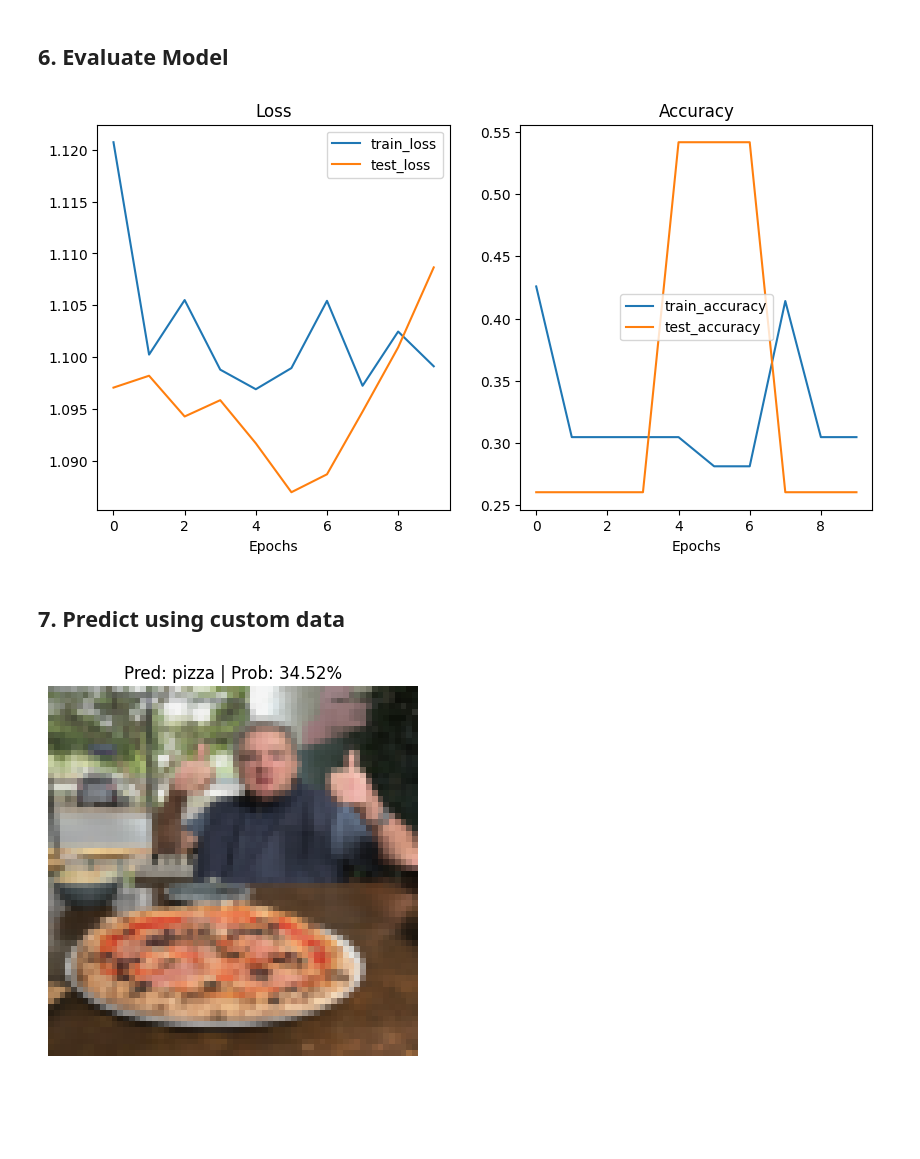
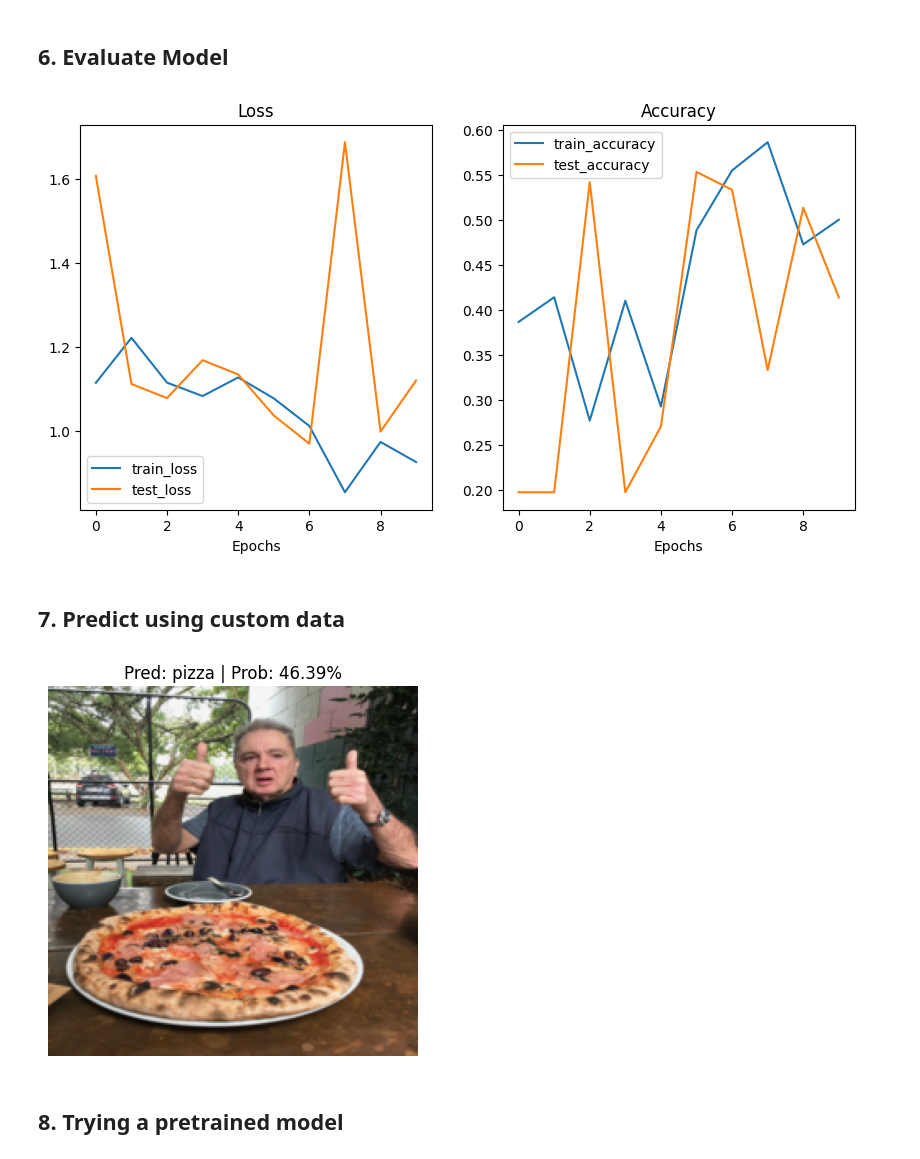
Before and after one commit to YehiaEhab16/PyTorch-Deep-Learning, a Jupyter notebook: train.ipynb, the cells around one changed output. Drawn from its saved outputs; the diff is of its cells as text; code cells hidden in the pictures; blank space fills up the shorter version.

```diff
--- a/train.ipynb
+++ b/train.ipynb
@@ -21,8 +22,8 @@ torch.__version__, device
 ## 1. Load Dataset
 # %%
 # Determine Image Size
-IMAGE_X = 64
-IMAGE_Y = 64
+IMAGE_X = 224
+IMAGE_Y = 224
 IMAGE_SIZE = (IMAGE_X, IMAGE_Y)
 
 # Set Train and Test Directories
@@ -37,8 +38,9 @@ simple_transform = transforms.Compose([transforms.Resize(size=IMAGE_SIZE), trans
 # Get Train and Test data
 train_data_simple = datasets.ImageFolder(root=train_dir, transform=simple_transform)
 test_data_simple = datasets.ImageFolder(root=test_dir, transform=simple_transform)
+class_names = train_data_simple.classes
 
-train_data_simple, test_data_simple
+train_data_simple, test_data_simple,class_names
 # %% [output]
 (Dataset ImageFolder
      Number of datapoints: 225
@@ -75,7 +78,7 @@ hlp.plot_transformed_images(image_paths=images_list, transform=simple_transform,
 # %%
 # Setup batch size and number of works
 BATCH_SIZE = 32
-NUM_WORKERS = 15
+NUM_WORKERS = 2
 
 # Create DataLoader's
 train_dataloader_simple = DataLoader(dataset=train_data_simple, batch_size=BATCH_SIZE, shuffle=True, num_workers=NUM_WORKERS)
@@ -91,22 +94,29 @@ train_dataloader_simple, test_dataloader_simple
 IN_CHANNELS     = 3   # Color Channels
 HIDDEN_UNITS    = 10
 OUTPUT_SHAPE = len(train_data_simple.classes)
+SIMPLE_MODEL_PATH = 'simple_model.pth'
+
 
 simple_model = nn.Sequential(
-    nn.Conv2d(in_channels=IN_CHANNELS, out_channels=HIDDEN_UNITS, kernel_size=3, stride=1,  padding=1),
+    nn.Conv2d(in_channels=IN_CHANNELS, out_channels=HIDDEN_UNITS, kernel_size=3, stride=1,  padding=0),
     nn.ReLU(),
-    nn.Conv2d(in_channels=HIDDEN_UNITS, out_channels=HIDDEN_UNITS, kernel_size=3, stride=1, padding=1),
+    nn.Conv2d(in_channels=HIDDEN_UNITS, out_channels=HIDDEN_UNITS, kernel_size=3, stride=1, padding=0),
     nn.ReLU(),
     nn.MaxPool2d(kernel_size=2, stride=2),
-    nn.Conv2d(HIDDEN_UNITS, HIDDEN_UNITS, kernel_size=3, padding=1),
+    nn.Conv2d(HIDDEN_UNITS, HIDDEN_UNITS, kernel_size=3, padding=0),
     nn.ReLU(),
-    nn.Conv2d(HIDDEN_UNITS, HIDDEN_UNITS, kernel_size=3, padding=1),
+    nn.Conv2d(HIDDEN_UNITS, HIDDEN_UNITS, kernel_size=3, padding=0),
     nn.ReLU(),
-    nn.MaxPool2d(2),
+    nn.MaxPool2d(kernel_size=2, stride=2),
     nn.Flatten(),
-    nn.Linear(in_features=HIDDEN_UNITS*16*16, out_features=OUTPUT_SHAPE)
+    nn.Linear(in_features=HIDDEN_UNITS*53*53, out_features=OUTPUT_SHAPE)
 ).to(device)
 
+try:
+    simple_model.load_state_dict(torch.load(f=SIMPLE_MODEL_PATH))
+except FileNotFoundError:
+    pass
+
 simple_model
 # %% [output]
 Sequential(
@@ -151,9 +161,12 @@ Estimated Total Size (MB): 0.91
 NUM_EPOCHS = 10
 
 # Setup loss function and optimizer
-loss_fn = nn.CrossEntropyLoss()
-optimizer = torch.optim.Adam(params=simple_model.parameters(), lr=0.01)
+loss_fn_simple   = nn.CrossEntropyLoss()
+optimizer_simple = torch.optim.Adam(params=simple_model.parameters(), lr=0.001)
 
 simple_model_results = hlp.train_model(model=simple_model, train_dataloader=train_dataloader_simple, test_dataloader=test_dataloader_simple,
-                                       optimizer=optimizer, loss_fn=loss_fn, epochs=NUM_EPOCHS, device=device)
+                                       optimizer=optimizer_simple, loss_fn=loss_fn_simple, epochs=NUM_EPOCHS, device=device)
+
+# Save Model
+torch.save(obj=simple_model.state_dict(),f=SIMPLE_MODEL_PATH)
 # %% [output]
@@ -172,16 +185,18 @@ Epoch: 10 | train_loss: 1.0991 | train_acc: 0.3047 | test_loss: 1.1087 | test_ac
 # %%
 hlp.plot_loss_curves(simple_model_results)
 # %% [output]
-[figure, old version]
+[figure, new version]
 # %% [markdown]
 ## 7. Predict using custom data
 # %%
 # Pred on our custom image
-test_img = '04-pizza-dad.jpeg'
+test_img = 'custom.jpeg'
 IMAGE_PATH_EXTRA = Path(root_dir) / test_img
-class_names = train_data_simple.classes
+
 custom_image_transform = transforms.Compose([transforms.Resize(IMAGE_SIZE),])
 
 hlp.pred_and_plot_image(model=simple_model, image_path=IMAGE_PATH_EXTRA, class_names=class_names, transform=custom_image_transform, device=device)
 # %% [output]
-[figure, old version]
+[figure, new version]
+# %% [markdown]
+## 8. Trying a pretrained model
```
Also changed, not shown: parts of 13 cells of this notebook, 3 other files.
